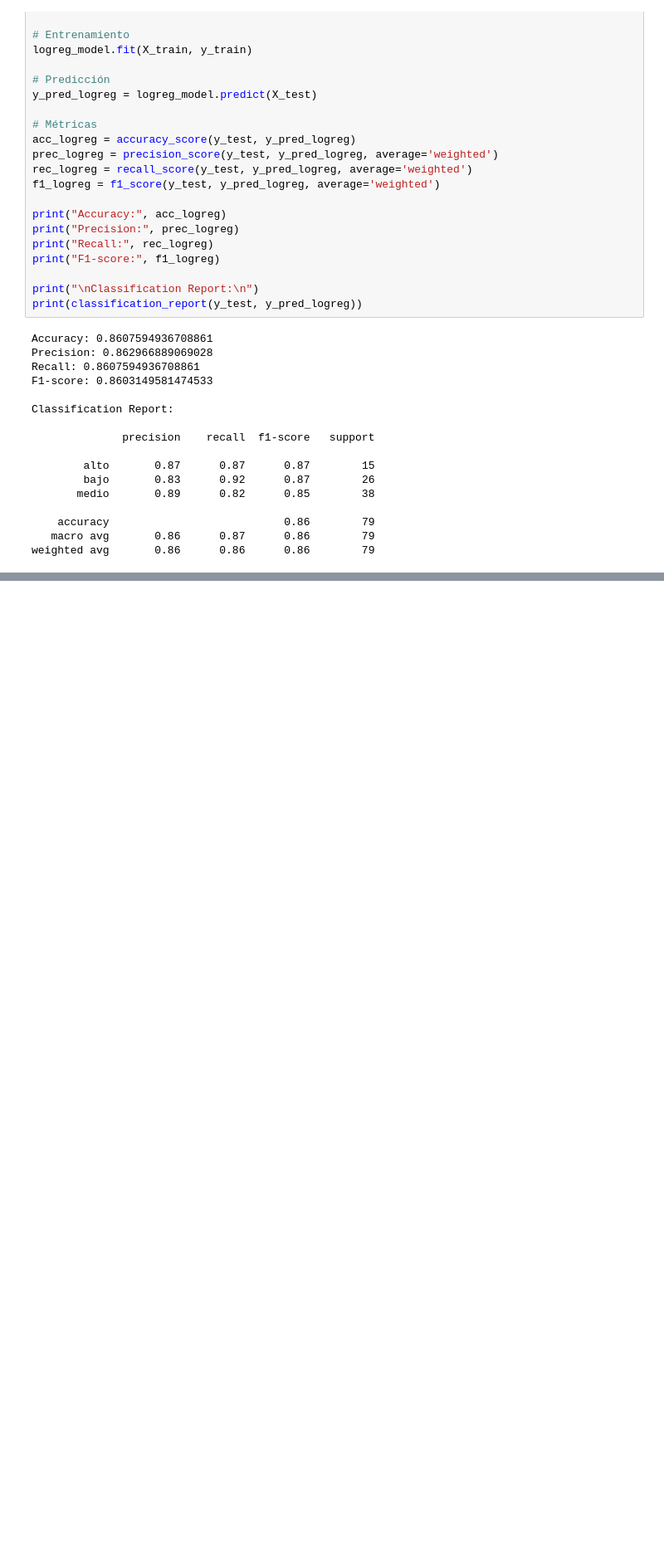
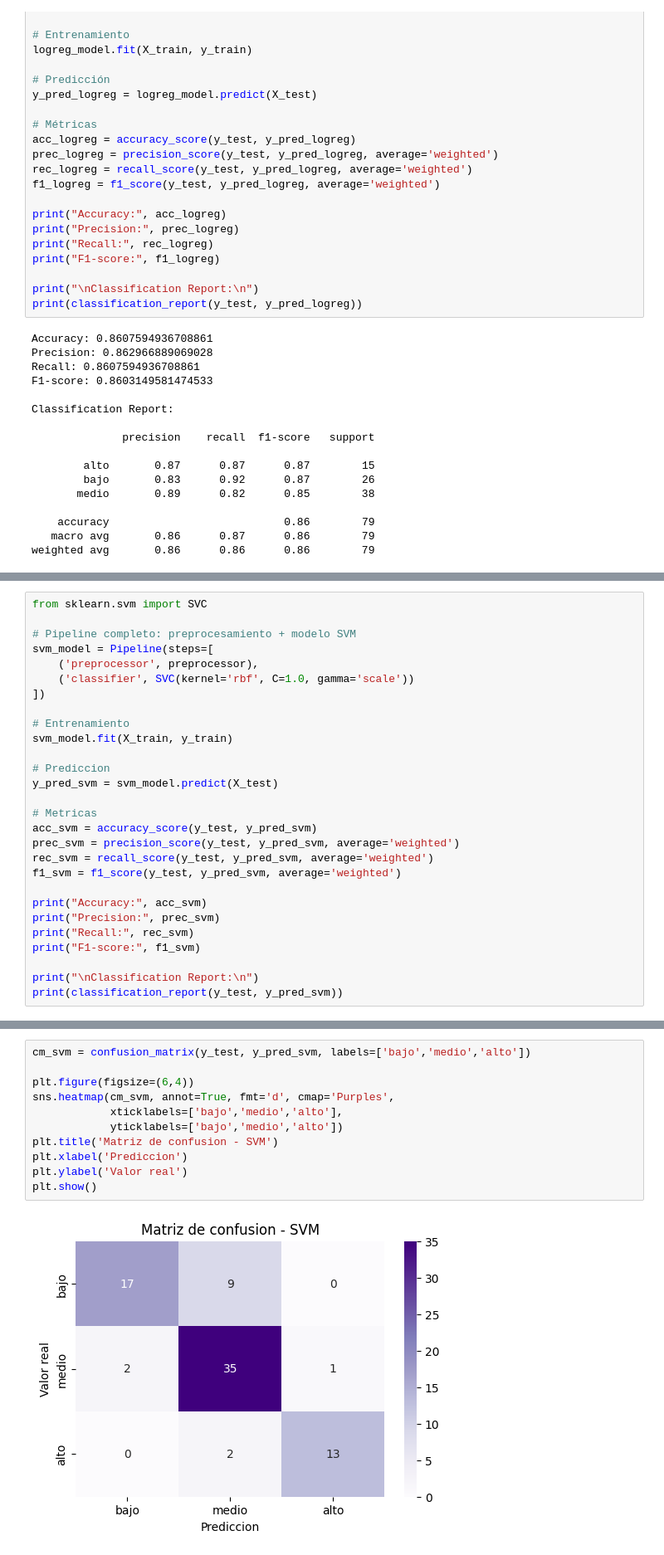
Before and after one commit to valexq/Machine_Learning04, a Jupyter notebook: ejercicio1/notebooks/Ejercicio1.ipynb, the cells around one changed output, grey strips where cells are left out. Shown at 83% size. Drawn from its saved outputs; the diff is of its cells as text; blank space fills up the shorter version.

```diff
--- a/ejercicio1/notebooks/Ejercicio1.ipynb
+++ b/ejercicio1/notebooks/Ejercicio1.ipynb
@@ -578,0 +595,28 @@ En la visualización podemos observar que los estudiantes de las tres categoría
+# %%
+from sklearn.svm import SVC
+
+# Pipeline completo: preprocesamiento + modelo SVM
+svm_model = Pipeline(steps=[
+    ('preprocessor', preprocessor),
+    ('classifier', SVC(kernel='rbf', C=1.0, gamma='scale'))
+])
+
+# Entrenamiento
+svm_model.fit(X_train, y_train)
+
+# Prediccion
+y_pred_svm = svm_model.predict(X_test)
+
+# Metricas
+acc_svm = accuracy_score(y_test, y_pred_svm)
+prec_svm = precision_score(y_test, y_pred_svm, average='weighted')
+rec_svm = recall_score(y_test, y_pred_svm, average='weighted')
+f1_svm = f1_score(y_test, y_pred_svm, average='weighted')
+
+print("Accuracy:", acc_svm)
+print("Precision:", prec_svm)
+print("Recall:", rec_svm)
+print("F1-score:", f1_svm)
+
+print("\nClassification Report:\n")
+print(classification_report(y_test, y_pred_svm))
@@ -578,0 +640,13 @@ En la visualización podemos observar que los estudiantes de las tres categoría
+# %%
+cm_svm = confusion_matrix(y_test, y_pred_svm, labels=['bajo','medio','alto'])
+
+plt.figure(figsize=(6,4))
+sns.heatmap(cm_svm, annot=True, fmt='d', cmap='Purples',
+            xticklabels=['bajo','medio','alto'],
+            yticklabels=['bajo','medio','alto'])
+plt.title('Matriz de confusion - SVM')
+plt.xlabel('Prediccion')
+plt.ylabel('Valor real')
+plt.show()
+# %% [output]
+[figure, added]
```
Also changed, not shown: parts of 37 cells of this notebook, 4 other files.
